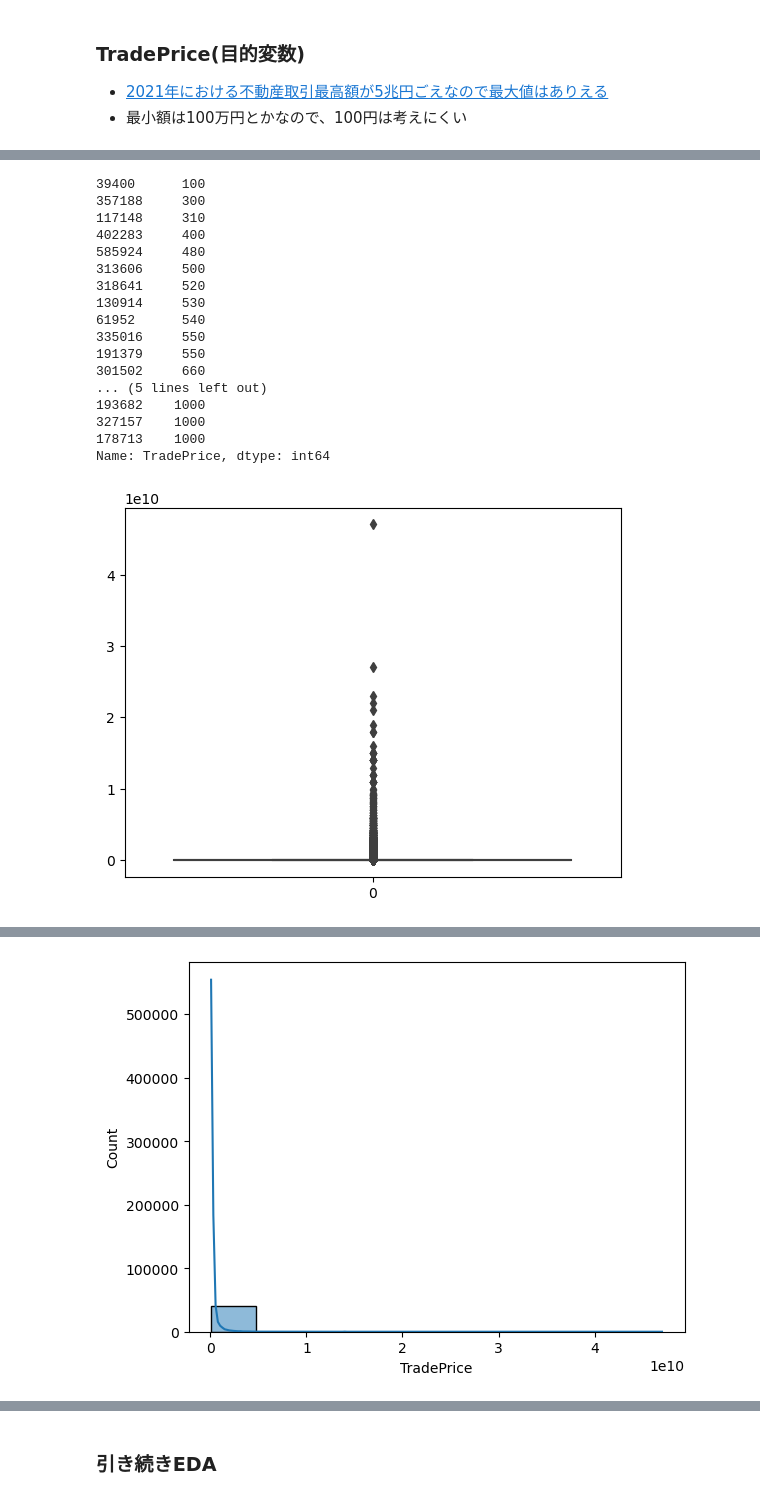
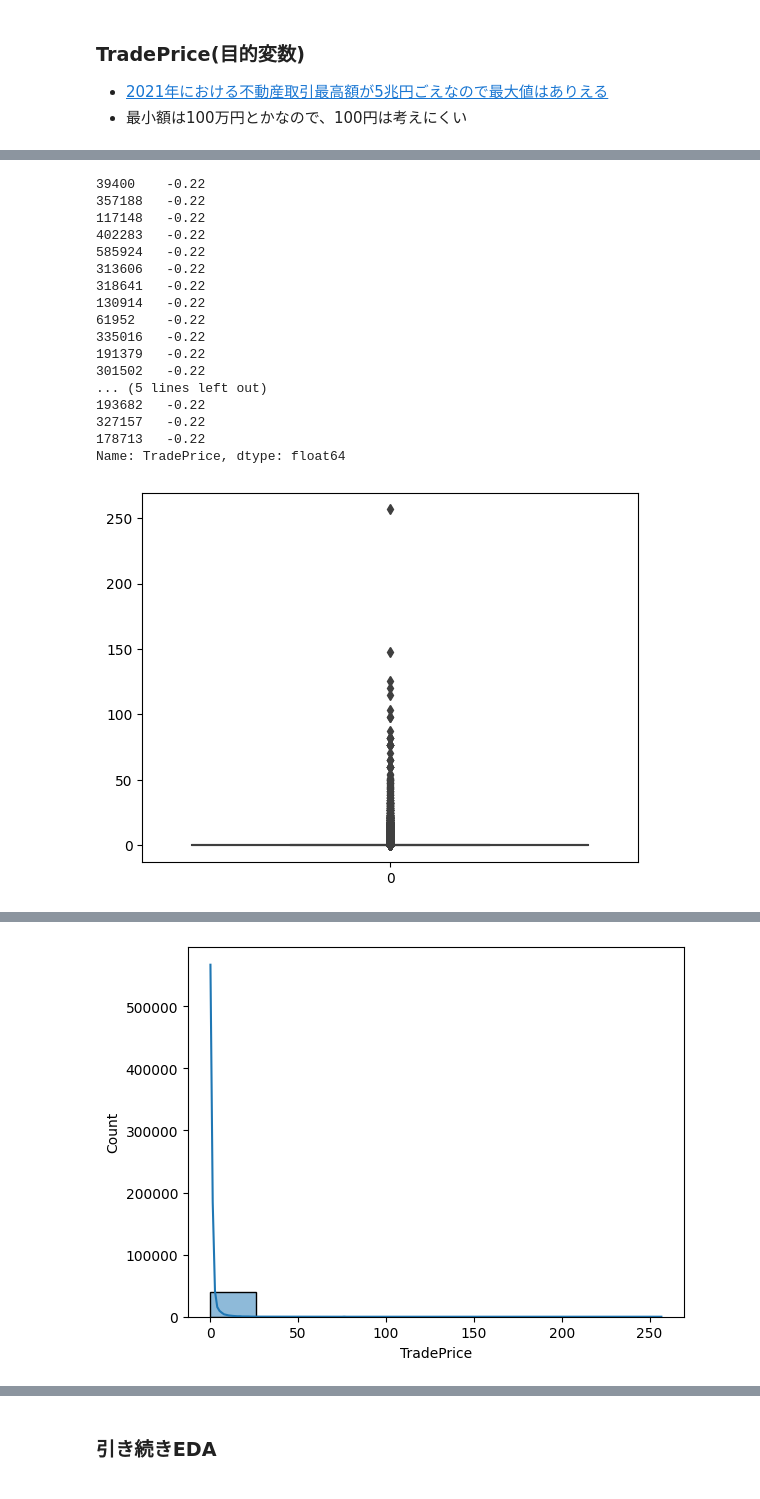
Before and after one commit to halandS/sep_escompe, a Jupyter notebook: estyle_compe.ipynb, the cells around one changed output, grey strips where cells are left out. Drawn from its saved outputs; the diff is of its cells as text; code cells hidden in the pictures.

Commit message:
price完了

```diff
--- a/estyle_compe.ipynb
+++ b/estyle_compe.ipynb
@@ -149,7 +147,7 @@ def outrange_describe(df,name_='TradePrice'):
     return df
 
 # 3-1-2. 外れ値を除外したデータを返す
-def dev_outrange(df,name_='TraePrice'):
+def dev_outrange(df,name_='TradePrice'):
     df, out_under,out_over = check_outrange(df, name=name_)
     df_innerrange =df[(out_under < df[name_]) & (df[name_]<out_over)]
     # 外れ値を除くのであれば、この関数を使えばいいし
@@ -158,22 +156,38 @@ def dev_outrange(df,name_='TraePrice'):
     return df_innerrange
 
 # 3-1.外れ値を除外して,ヒストグラムを表示
-def innnerrange(df, name_='TradePrice'):
+def innnerrange(df, name='TradePrice'):
     # 外れ値を除く処理
-    df_innerrange = dev_outrange(df,name_=name_)
+    df_innerrange = dev_outrange(df,name_=name)
     # 外れ値を除いたものに対して、ヒストグラムを表示
     df_innerrange = make_histplot(df_innerrange,bin=8)
     return df
 
 # 4.histplotの図示
-def make_histplot(df,name='TradePrice' ,bin=10):
-    sns.histplot(df[f"{name}"],bins=bin,kde=True)
+def make_histplot(df,name='TradePrice' ,bin=10,types=None):
+    df_1 = df.copy()
+    if types == 'standard':
+        df_1 = make_standerdscaler(df_1)
+    elif types == 'log':
+        df_1 = make_log(df_1)
+    sns.histplot(df_1[f"{name}"],bins=bin,kde=True)
     plt.show()
     return df
+
+# 5. 対数化
+def make_log(df, name_='TradePrice'):
+    # 対数化してデータに返す
+    df[name_] = np.log1p(df[name_])
+    return df
+# 6. 標準化による正規化
+def make_standerdscaler(df,name='TradePrice'):
+    scalar = StandardScaler()
+    df[name] = scalar.fit_transform(df[[name]])
+    return df
 # %%
 # trainデータ読み込み
 train =(
-    load_data('/Users/estyle-119/Documents/ESTYLE U/9月/estyle-2023/train.csv')
+    load_data('estyle-2023/train.csv')
 )
 # %% [markdown]
 データ全体の情報を確認
@@ -228,5 +242,7 @@ result =(
     .pipe(make_barplot) # 箱ひげ図を作成
     .pipe(outrange_describe) # 外れ値の統計量
     .pipe(innnerrange) # 外れ値でない値のヒストグラム
+    .pipe(make_histplot, types='log',bin=20) # 対数の表示
+    .pipe(make_histplot, types='standard', bin=5) #標準化の表示
 )
 # %% [output]
@@ -260,18 +276,18 @@ Name: TradePrice, dtype: int64
-39400      100
-357188     300
-117148     310
-402283     400
-585924     480
-313606     500
-318641     520
-130914     530
-61952      540
-335016     550
-191379     550
-301502     660
+39400    -0.22
+357188   -0.22
+117148   -0.22
+402283   -0.22
+585924   -0.22
+313606   -0.22
+318641   -0.22
+130914   -0.22
+61952    -0.22
+335016   -0.22
+191379   -0.22
+301502   -0.22
 ... (5 lines left out)
-193682    1000
-327157    1000
-178713    1000
-Name: TradePrice, dtype: int64
+193682   -0.22
+327157   -0.22
+178713   -0.22
+Name: TradePrice, dtype: float64
-[figure, old version]
+[figure, new version]
@@ -288,3 +304,3 @@ max     47000000000.00
 Name: TradePrice, dtype: float64
-[figure, old version]
+[figure, new version]
 ====================
```
Also changed, not shown: parts of 5 cells of this notebook.
